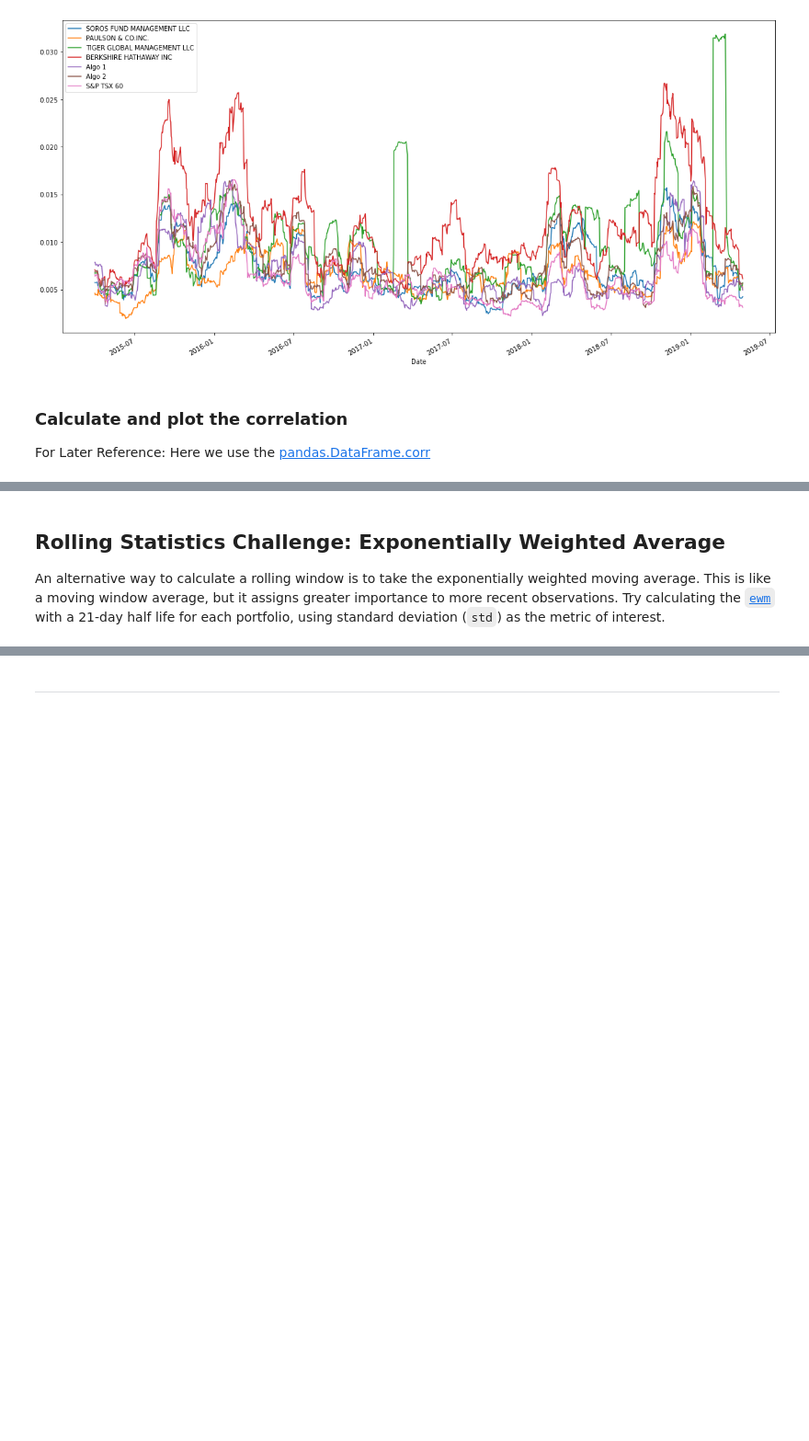
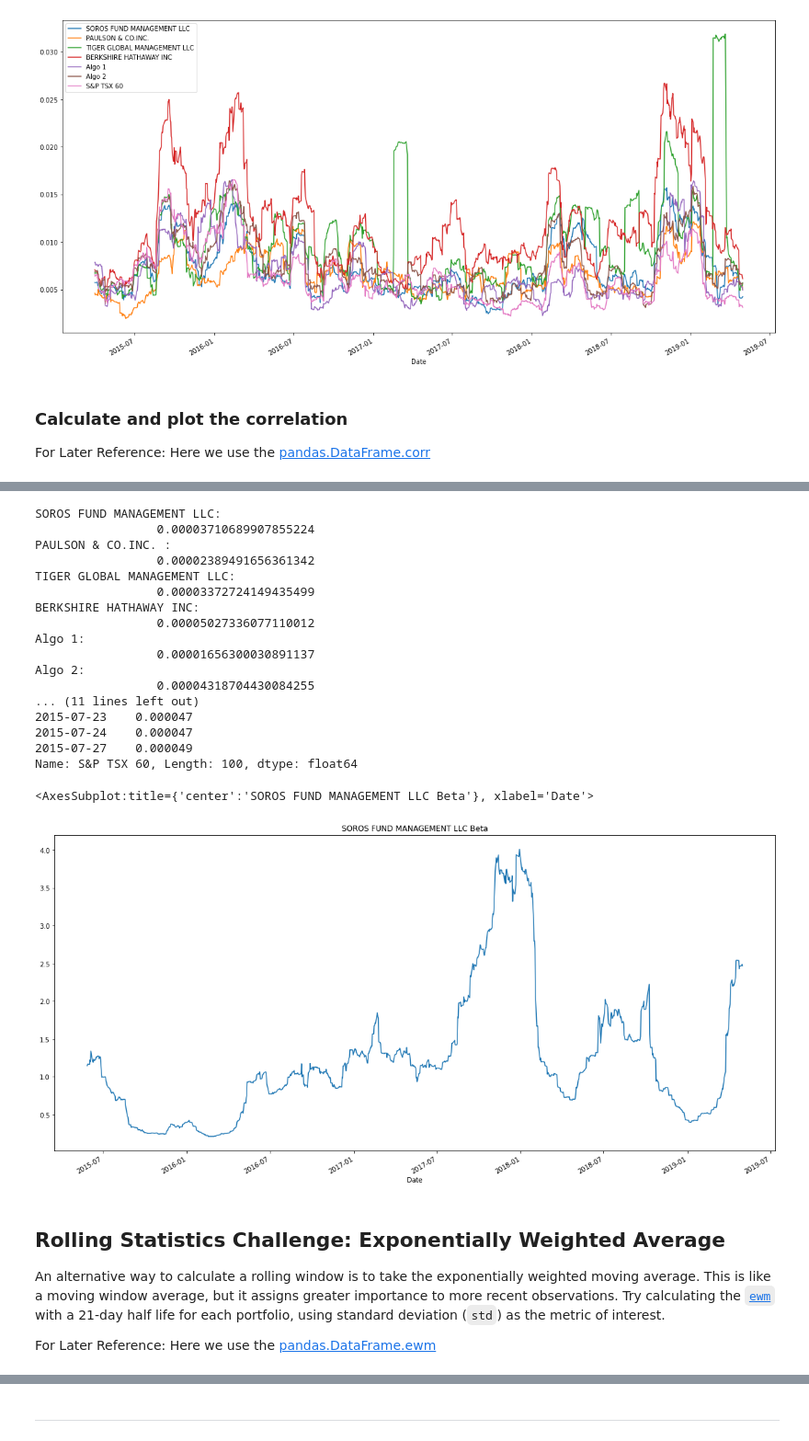
Before and after one commit to nomadic-me/Whale-Off-The-Portfolio, a Jupyter notebook: whale_analysis.ipynb, the cells around one changed output, grey strips where cells are left out. Shown at 92% size. Drawn from its saved outputs; the diff is of its cells as text; code cells hidden in the pictures; blank space fills up the shorter version.

```diff
--- a/whale_analysis.ipynb
+++ b/whale_analysis.ipynb
@@ -525,4 +523,56 @@ The correlation matrix for the portfolios:
+# %%
+# Calculate covariance of all portfolio
+df_covariances = []
+for i in range(0,len(df_consolidated.columns)):
+    df_covariances.append(df_consolidated[df_consolidated.columns[i]].cov(df_consolidated['S&P TSX 60']))
+
+#Printing covariances
+j = 0
+for i in df_covariances:
+    print(f"{df_consolidated.columns[j]}: \n\t\t {i:.20f}")
+    j = j+ 1
+
+
+# Calculate variance of S&P TSX
+df_variance_sp_tsx_60 = df_consolidated['S&P TSX 60'].rolling(window=60).var()
+if (debugging_toggle):
+    print(df_variance_sp_tsx_60.head(100))
+
+
+df_beta = df_covariances[0]/df_variance_sp_tsx_60
+df_beta.plot(title="SOROS FUND MANAGEMENT LLC Beta",figsize=(20, 10))
+#algo_1_beta_plot = algo_1_beta.plot(title="Algo 2 Beta", figsize=(20, 10))
+
+# Plot beta trend
+
+
+
+# Computing beta
+
+# Plot beta trend
+# %% [output]
+SOROS FUND MANAGEMENT LLC:
+                 0.00003710689907855224
+PAULSON & CO.INC. :
+                 0.00002389491656361342
+TIGER GLOBAL MANAGEMENT LLC:
+                 0.00003372724149435499
+BERKSHIRE HATHAWAY INC:
+                 0.00005027336077110012
+Algo 1:
+                 0.00001656300030891137
+Algo 2:
+                 0.00004318704430084255
+... (11 lines left out)
+2015-07-23    0.000047
+2015-07-24    0.000047
+2015-07-27    0.000049
+Name: S&P TSX 60, Length: 100, dtype: float64
+<AxesSubplot:title={'center':'SOROS FUND MANAGEMENT LLC Beta'}, xlabel='Date'>
+[figure, added]
 # %% [markdown]
 ## Rolling Statistics Challenge: Exponentially Weighted Average
 
 An alternative way to calculate a rolling window is to take the exponentially weighted moving average. This is like a moving window average, but it assigns greater importance to more recent observations. Try calculating the [`ewm`](https://pandas.pydata.org/pandas-docs/stable/reference/api/pandas.DataFrame.ewm.html) with a 21-day half life for each portfolio, using standard deviation (`std`) as the metric of interest.
+
+For Later Reference: Here we use the [pandas.DataFrame.ewm](https://pandas.pydata.org/docs/reference/api/pandas.DataFrame.ewm.html)
```
Also changed, not shown: parts of 5 cells of this notebook.
